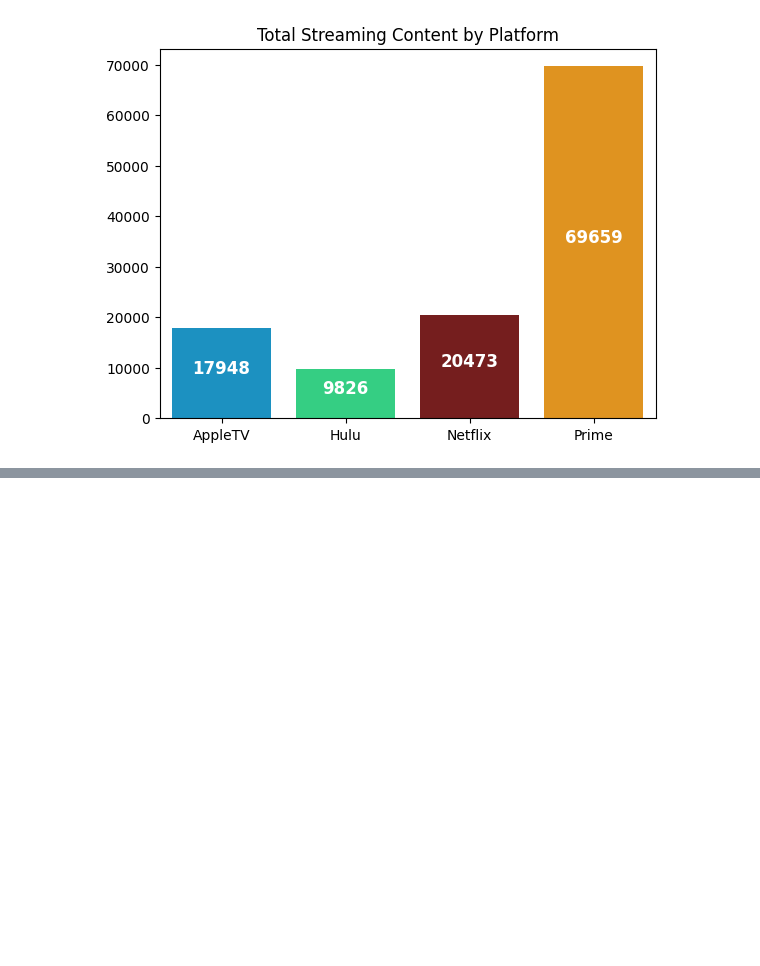
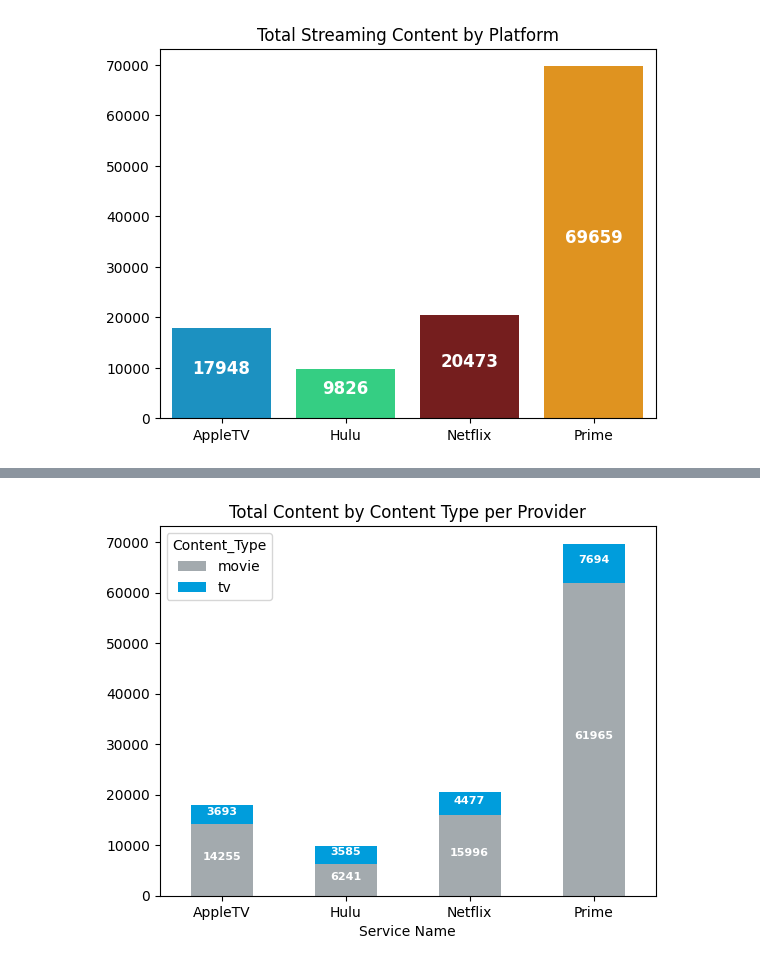
Before and after one commit to rkynhoff/Streaming_Service_Comparisons, a Jupyter notebook: STRM_SERV_COMP_Visualization.ipynb, the cells around one changed output, grey strips where cells are left out. Saved outputs shown, nothing was run; the diff lists cells and outputs as text; code cells hidden in the pictures; blank space fills up the shorter version.

```diff
--- a/STRM_SERV_COMP_Visualization.ipynb
+++ b/STRM_SERV_COMP_Visualization.ipynb
@@ -87,0 +102,25 @@ plt.show()
+# %%
+# Let's compare apples to apples and stack the content types to compare total content among the four service providers
+
+# Group by Service_Name and count the number of each Content_Type
+cont_type = visuals.groupby("Service_Name")["Content_Type"].value_counts().unstack(fill_value = 0)
+# Plot the result of the grouped data above as a stacked bar plot with specific coloring
+cont_type.plot(kind =  "bar", stacked = True, color = ["#A3AAAE", "#009DDC"])
+# Relable the x axis
+plt.xlabel("Service Name")
+# Reposition the x labels so they are horizontal with the x axis
+plt.xticks(rotation = 360)
+# Create a graph title
+plt.title("Total Content by Content Type per Provider")
+# Display values in the center of each stacked bar
+for i, col in enumerate(cont_type.columns):
+    for j, v in enumerate(cont_type[col]):
+        if v > 0:
+            # Calculate the y position of the value text to plot
+            y_pos = sum(cont_type.iloc[j, :i].values)
+            # Plot the text
+            plt.text(j, y_pos + v/2, str(v), color = "white", ha = "center", fontsize = 8, fontweight = 550)
+# Display plot
+plt.show()
+# %% [output]
+[figure, added]
```
Also changed, not shown: parts of 6 cells of this notebook, 6 other files.
